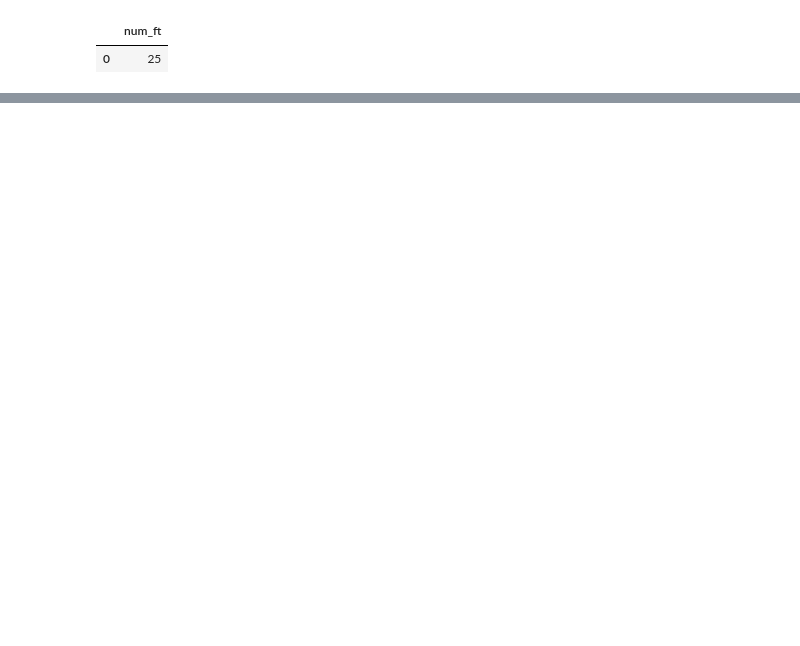
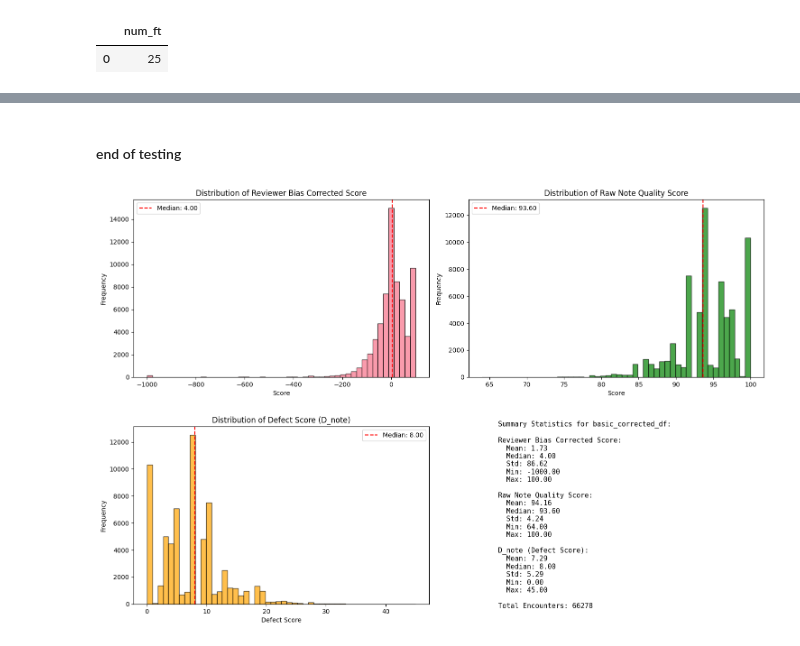
Before and after one commit to maggiechen-abridge/analyses, a Jupyter notebook: feedback/feedback.ipynb, the cells around one changed output, grey strips where cells are left out. Cells and saved outputs as stored; diff of their text form; code cells hidden in the pictures; blank space fills up the shorter version.

```diff
--- a/feedback/feedback.ipynb
+++ b/feedback/feedback.ipynb
@@ -387,0 +619,67 @@ quality_scores_df.groupby(['care_setting', 'hpi_style'])['Note_Quality_Score'].a
+# %% [markdown]
+#### end of testing
+# %%
+# Plot histograms for basic_corrected_df scores
+fig, axes = plt.subplots(2, 2, figsize=(15, 10))
+
+# Histogram for Reviewer_Bias_Corrected_Score
+axes[0, 0].hist(basic_corrected_df['Reviewer_Bias_Corrected_Score'], bins=50, edgecolor='black', alpha=0.7)
+axes[0, 0].set_title('Distribution of Reviewer Bias Corrected Score')
+axes[0, 0].set_xlabel('Score')
+axes[0, 0].set_ylabel('Frequency')
+axes[0, 0].axvline(basic_corrected_df['Reviewer_Bias_Corrected_Score'].median(),
+                    color='red', linestyle='--', label=f"Median: {basic_corrected_df['Reviewer_Bias_Corrected_Score'].median():.2f}")
+axes[0, 0].legend()
+
+# Histogram for Raw_Note_Quality_Score
+axes[0, 1].hist(basic_corrected_df['Raw_Note_Quality_Score'], bins=50, edgecolor='black', alpha=0.7, color='green')
+axes[0, 1].set_title('Distribution of Raw Note Quality Score')
+axes[0, 1].set_xlabel('Score')
+axes[0, 1].set_ylabel('Frequency')
+axes[0, 1].axvline(basic_corrected_df['Raw_Note_Quality_Score'].median(),
+                    color='red', linestyle='--', label=f"Median: {basic_corrected_df['Raw_Note_Quality_Score'].median():.2f}")
+axes[0, 1].legend()
+
+# Histogram for D_note (Defect Score)
+axes[1, 0].hist(basic_corrected_df['D_note'], bins=50, edgecolor='black', alpha=0.7, color='orange')
+axes[1, 0].set_title('Distribution of Defect Score (D_note)')
+axes[1, 0].set_xlabel('Defect Score')
+axes[1, 0].set_ylabel('Frequency')
+axes[1, 0].axvline(basic_corrected_df['D_note'].median(),
+                    color='red', linestyle='--', label=f"Median: {basic_corrected_df['D_note'].median():.2f}")
+axes[1, 0].legend()
+
+# Summary statistics
+axes[1, 1].axis('off')
+summary_text = f"""
+Summary Statistics for basic_corrected_df:
+
+Reviewer Bias Corrected Score:
+  Mean: {basic_corrected_df['Reviewer_Bias_Corrected_Score'].mean():.2f}
+  Median: {basic_corrected_df['Reviewer_Bias_Corrected_Score'].median():.2f}
+  Std: {basic_corrected_df['Reviewer_Bias_Corrected_Score'].std():.2f}
+  Min: {basic_corrected_df['Reviewer_Bias_Corrected_Score'].min():.2f}
+  Max: {basic_corrected_df['Reviewer_Bias_Corrected_Score'].max():.2f}
+
+Raw Note Quality Score:
+  Mean: {basic_corrected_df['Raw_Note_Quality_Score'].mean():.2f}
+  Median: {basic_corrected_df['Raw_Note_Quality_Score'].median():.2f}
+  Std: {basic_corrected_df['Raw_Note_Quality_Score'].std():.2f}
+  Min: {basic_corrected_df['Raw_Note_Quality_Score'].min():.2f}
+  Max: {basic_corrected_df['Raw_Note_Quality_Score'].max():.2f}
+
+D_note (Defect Score):
+  Mean: {basic_corrected_df['D_note'].mean():.2f}
+  Median: {basic_corrected_df['D_note'].median():.2f}
+  Std: {basic_corrected_df['D_note'].std():.2f}
+  Min: {basic_corrected_df['D_note'].min():.2f}
+  Max: {basic_corrected_df['D_note'].max():.2f}
+
+Total Encounters: {len(basic_corrected_df)}
+"""
+axes[1, 1].text(0.1, 0.5, summary_text, fontsize=11, verticalalignment='center', family='monospace')
+
+plt.tight_layout()
+plt.show()
+# %% [output]
+[figure, added]
```
Also changed, not shown: parts of 23 cells of this notebook.
